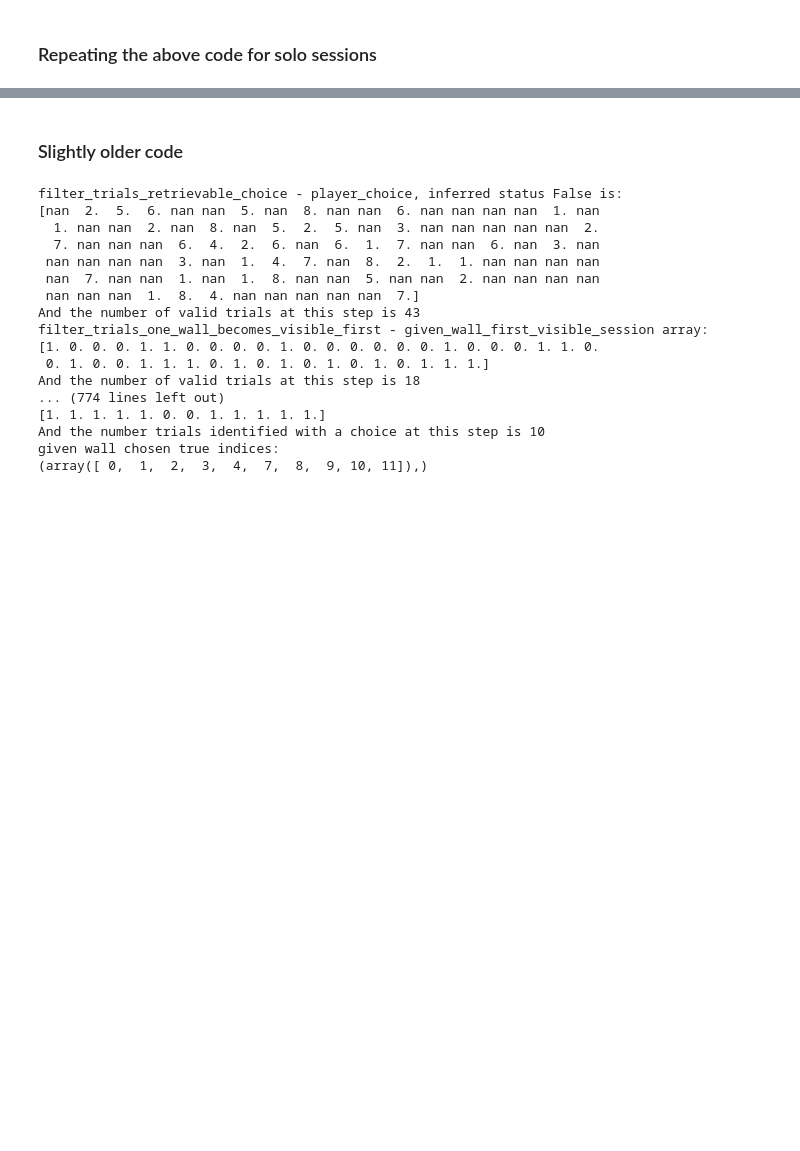
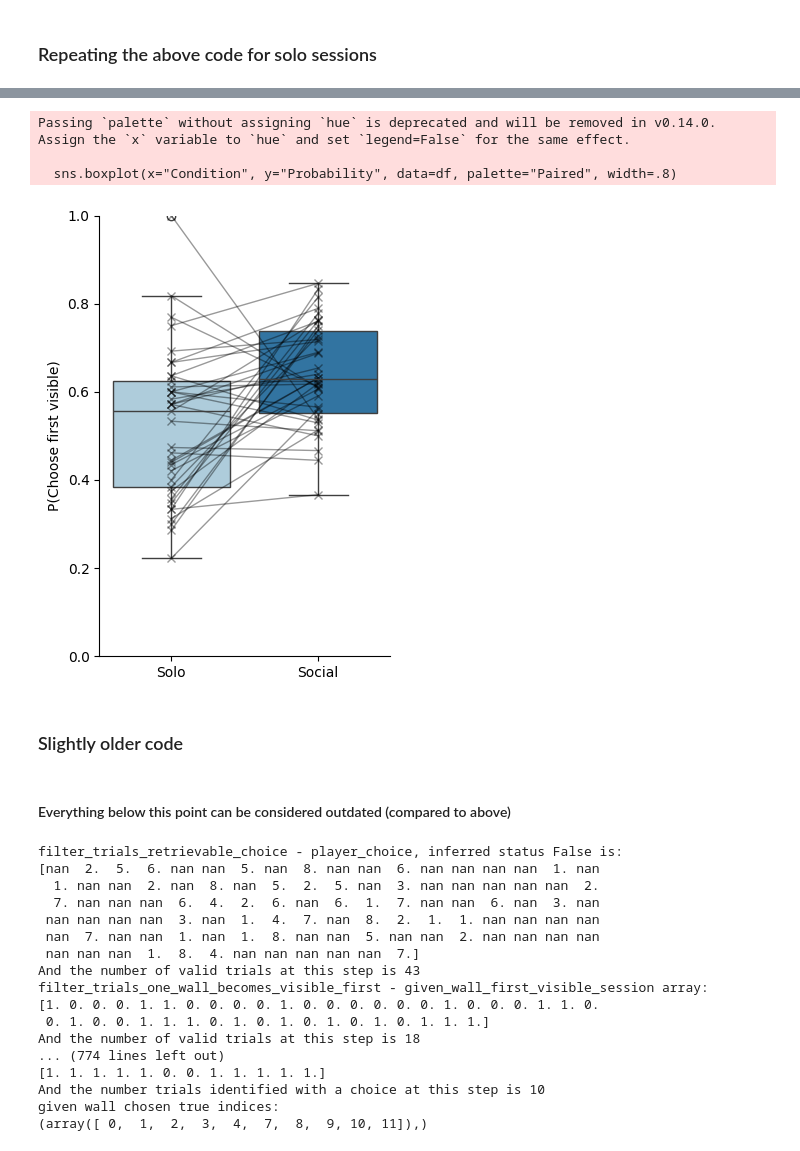
Before and after one commit to tomhagley6/octagon_analysis, a Jupyter notebook: sandbox/wall_visibility_analysis_sandbox.ipynb, the cells around one changed output, grey strips where cells are left out. Cells and saved outputs as stored; diff of their text form; code cells hidden in the pictures; blank space fills up the shorter version.

```diff
--- a/sandbox/wall_visibility_analysis_sandbox.ipynb
+++ b/sandbox/wall_visibility_analysis_sandbox.ipynb
@@ -649,5 +740,15 @@ Passing `palette` without assigning `hue` is deprecated and will be removed in v
+# %%
+wall_choice_probabilities_solo_social = [probabilities3_solo, probabilities3]
+plot_probability_chose_wall.boxplot_probability_choose_wall(wall_choice_probabilities_solo_social, ['Solo', 'Social'], ylabel="P(Choose first visible)")
+# %% [output]
+Passing `palette` without assigning `hue` is deprecated and will be removed in v0.14.0. Assign the `x` variable to `hue` and set `legend=False` for the same effect.
+
+  sns.boxplot(x="Condition", y="Probability", data=df, palette="Paired", width=.8)
+[figure, added]
 # %% [markdown]
 ### Slightly older code
+# %% [markdown]
+#### Everything below this point can be considered outdated (compared to above)
 # %%
 # variables
 inferred_choice = False
```
Also changed, not shown: parts of 36 cells of this notebook, 8 other files.
